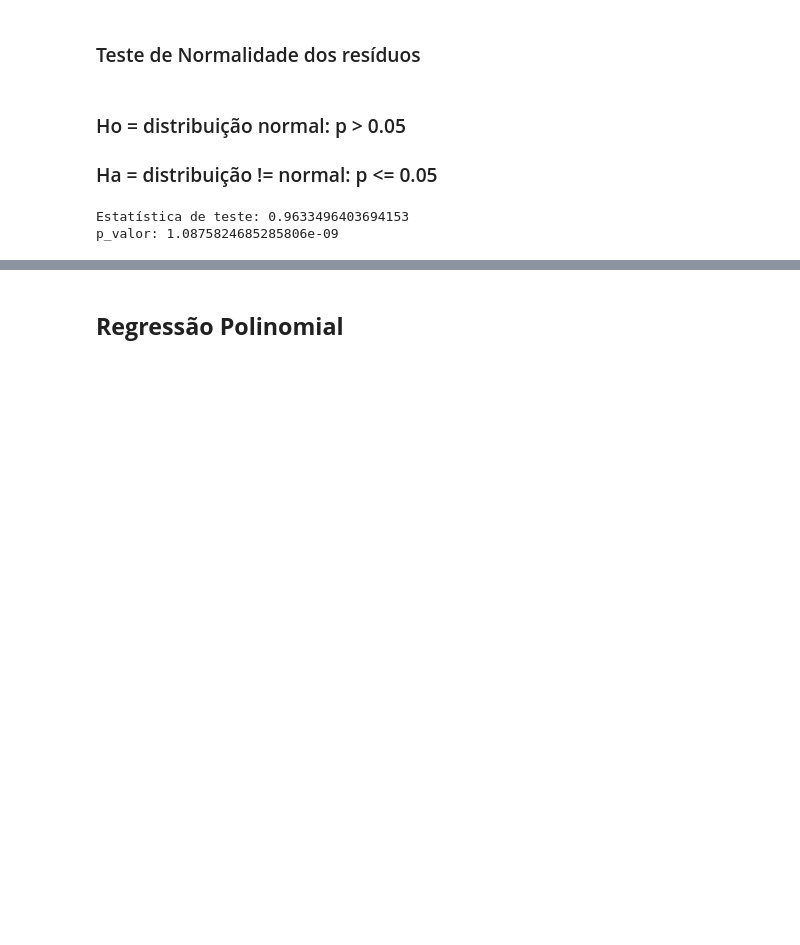
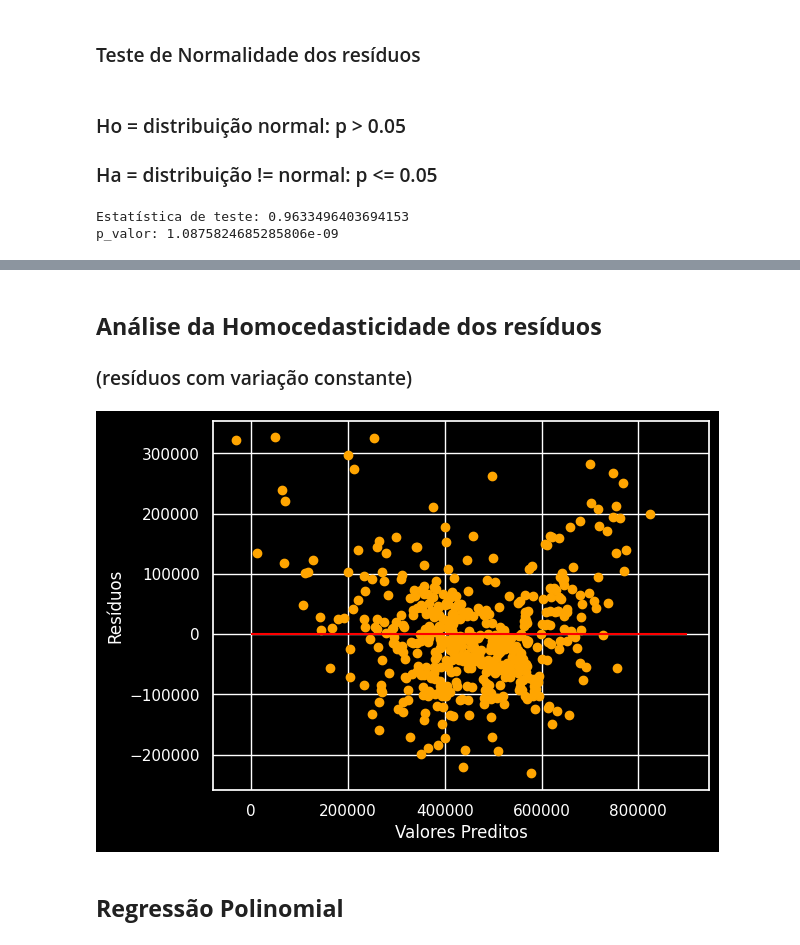
Before and after one commit to DiogoMonteiro99/repos, a Jupyter notebook: casas_boston.ipynb, the cells around one changed output, grey strips where cells are left out. Cells and saved outputs as stored; diff of their text form; code cells hidden in the pictures; blank space fills up the shorter version.

```diff
--- a/casas_boston.ipynb
+++ b/casas_boston.ipynb
@@ -1376,2 +1382,13 @@ p_valor: 1.0875824685285806e-09
+# %% [markdown]
+## **Análise da Homocedasticidade dos resíduos**
+### (resíduos com variação constante)
+# %%
+plt.scatter(y=residuos, x=modelo.predict(), color='orange')
+plt.hlines(y=0, xmin=0, xmax=900000, color='red')
+plt.ylabel('Resíduos')
+plt.xlabel('Valores Preditos')
+plt.show()
+# %% [output]
+[figure, added]
 # %% [markdown]
 ## **Regressão Polinomial**
```
Also changed, not shown: parts of 2 cells of this notebook.
